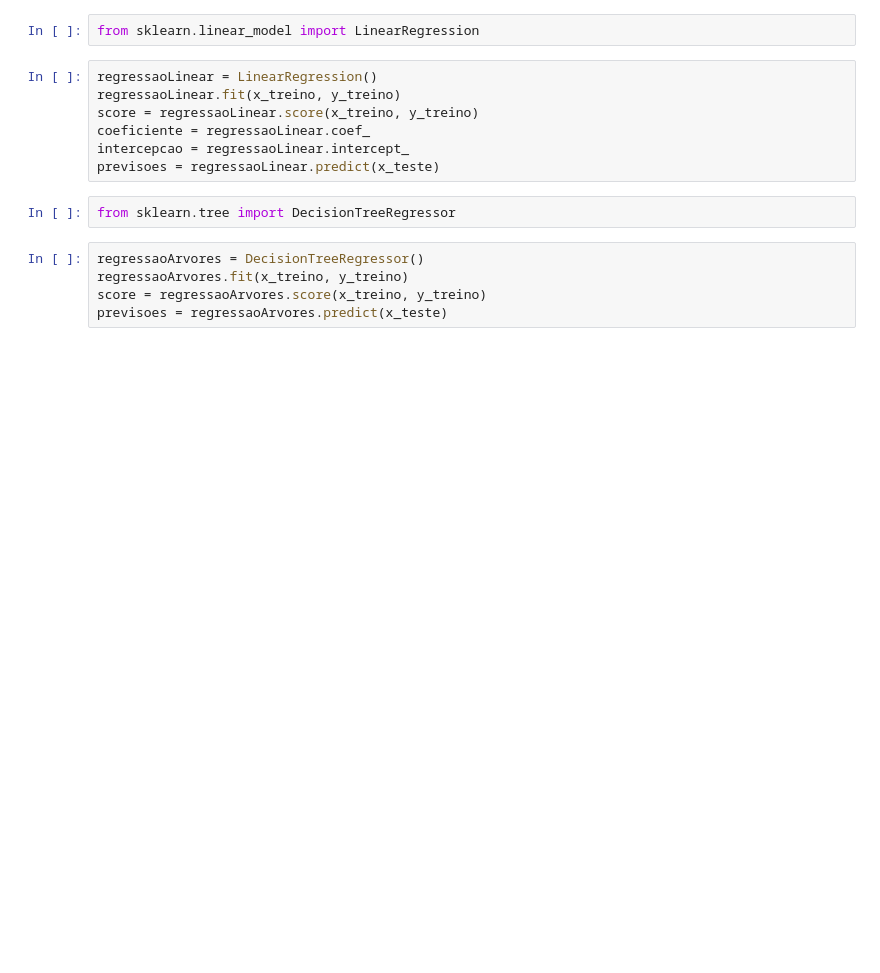
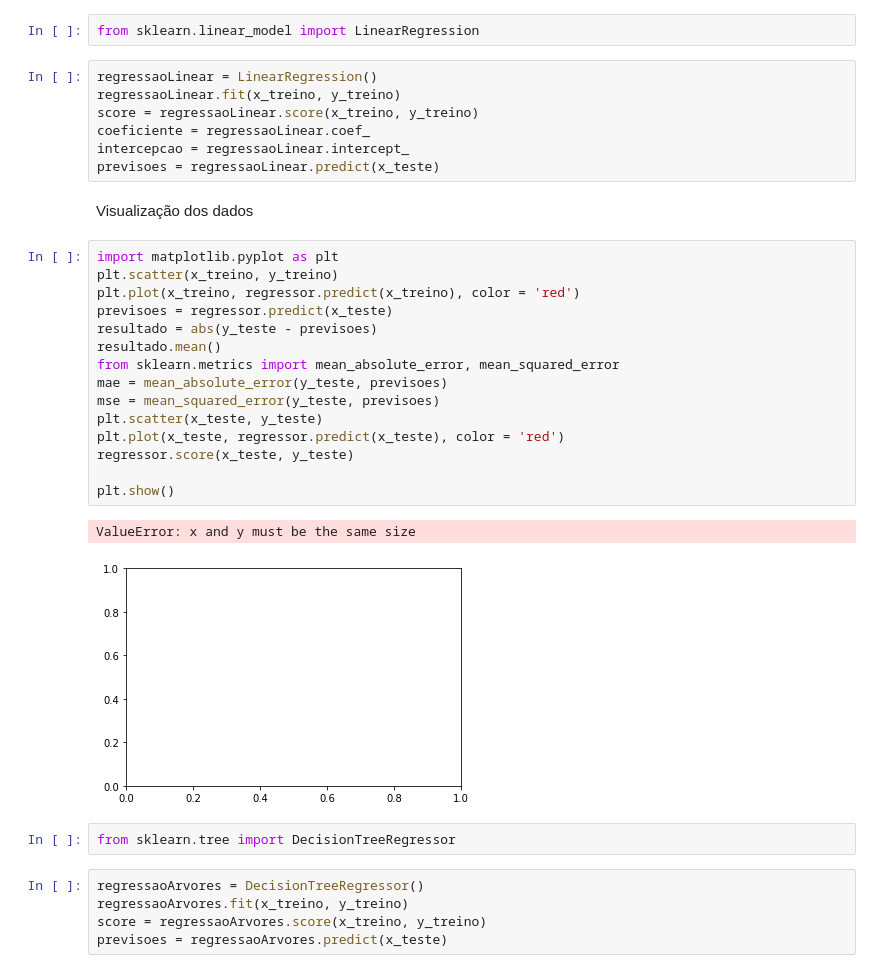
Before and after one commit to karinepestana/rpg-datasets-dissertacao, a Jupyter notebook: regressao.ipynb, the cells around one changed output. Cells and saved outputs as stored; diff of their text form; blank space fills up the shorter version.

```diff
--- a/regressao.ipynb
+++ b/regressao.ipynb
@@ -76,6 +77,26 @@ score = regressaoLinear.score(x_treino, y_treino)
 coeficiente = regressaoLinear.coef_
 intercepcao = regressaoLinear.intercept_
 previsoes = regressaoLinear.predict(x_teste)
+# %% [markdown]
+Visualização dos dados
+# %%
+import matplotlib.pyplot as plt
+plt.scatter(x_treino, y_treino)
+plt.plot(x_treino, regressor.predict(x_treino), color = 'red')
+previsoes = regressor.predict(x_teste)
+resultado = abs(y_teste - previsoes)
+resultado.mean()
+from sklearn.metrics import mean_absolute_error, mean_squared_error
+mae = mean_absolute_error(y_teste, previsoes)
+mse = mean_squared_error(y_teste, previsoes)
+plt.scatter(x_teste, y_teste)
+plt.plot(x_teste, regressor.predict(x_teste), color = 'red')
+regressor.score(x_teste, y_teste)
+
+plt.show()
+# %% [output]
+ValueError: x and y must be the same size
+[figure, added]
 # %%
 from sklearn.tree import DecisionTreeRegressor
 # %%
```
Also changed, not shown: parts of 3 cells of this notebook.
